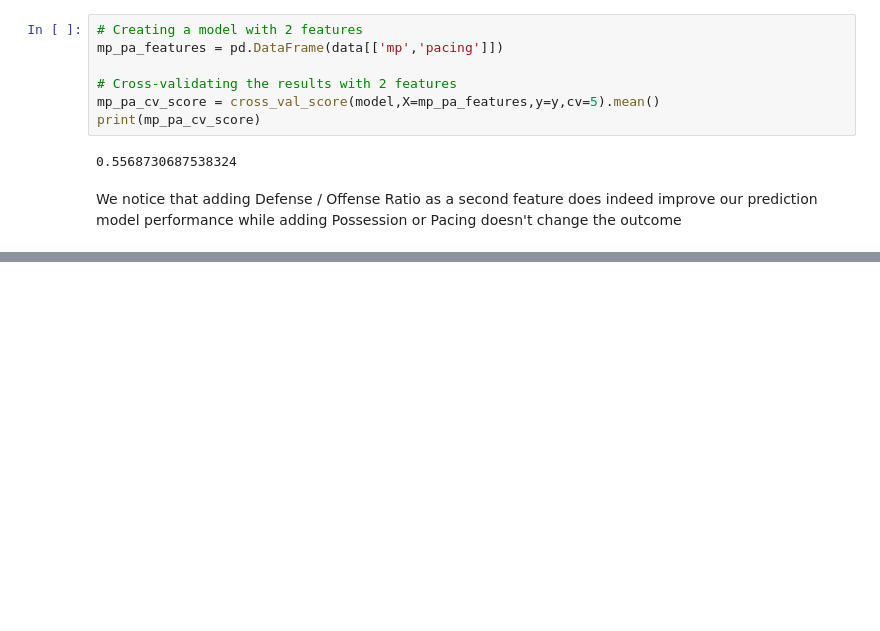
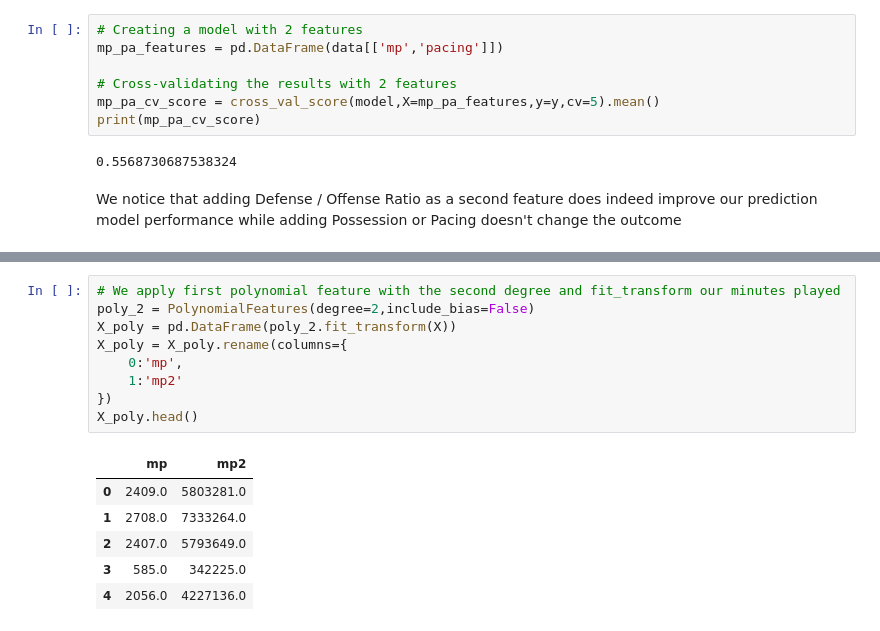
Before and after one commit to Dimasaur/nba_project, a Jupyter notebook: nba_project.ipynb, the cells around one changed output, grey strips where cells are left out. Saved outputs shown, nothing was run; the diff lists cells and outputs as text; blank space fills up the shorter version.

```diff
--- a/nba_project.ipynb
+++ b/nba_project.ipynb
@@ -260,0 +269,16 @@ We notice that adding Defense / Offense Ratio as a second feature does indeed im
+# %%
+# We apply first polynomial feature with the second degree and fit_transform our minutes played
+poly_2 = PolynomialFeatures(degree=2,include_bias=False)
+X_poly = pd.DataFrame(poly_2.fit_transform(X))
+X_poly = X_poly.rename(columns={
+    0:'mp',
+    1:'mp2'
+})
+X_poly.head()
+# %% [output]
+|  | mp | mp2 |
+| 0 | 2409.0 | 5803281.0 |
+| 1 | 2708.0 | 7333264.0 |
+| 2 | 2407.0 | 5793649.0 |
+| 3 | 585.0 | 342225.0 |
+| 4 | 2056.0 | 4227136.0 |
```
Also changed, not shown: parts of 5 cells of this notebook.
